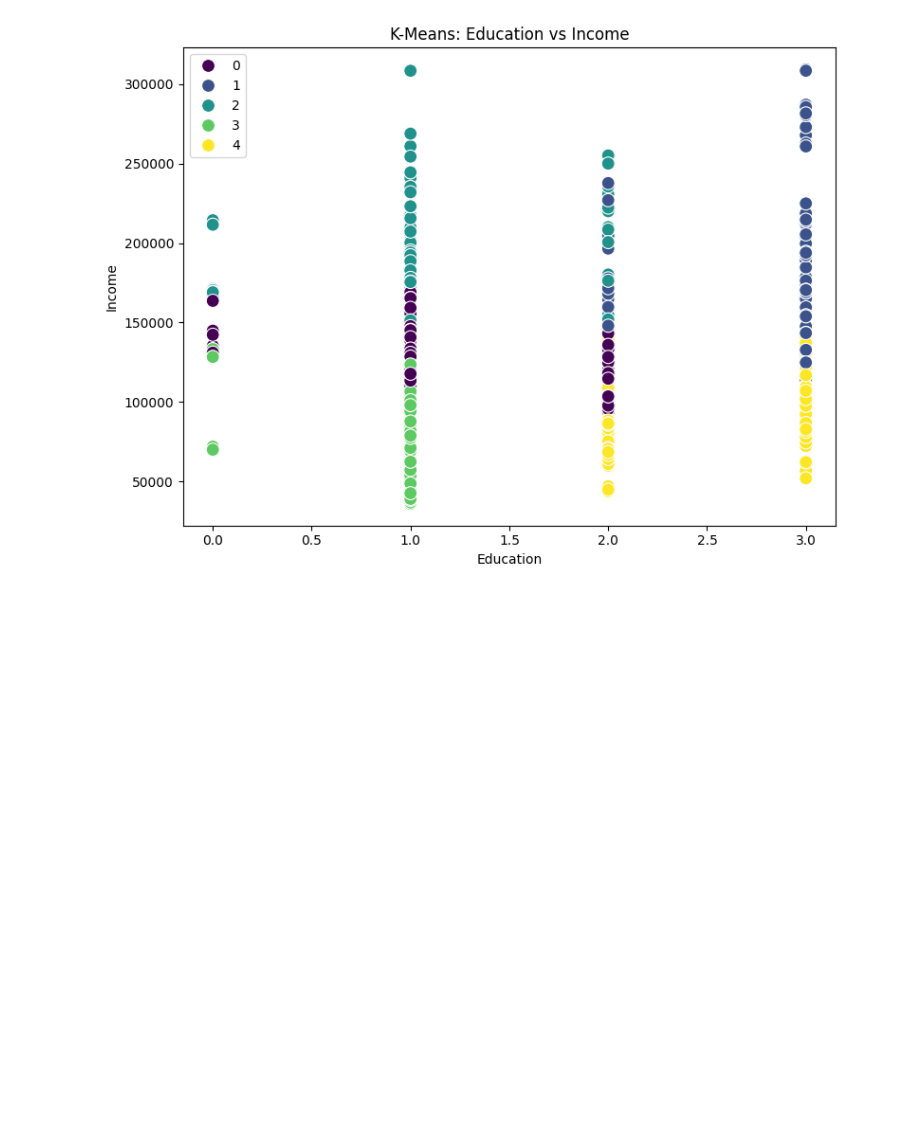
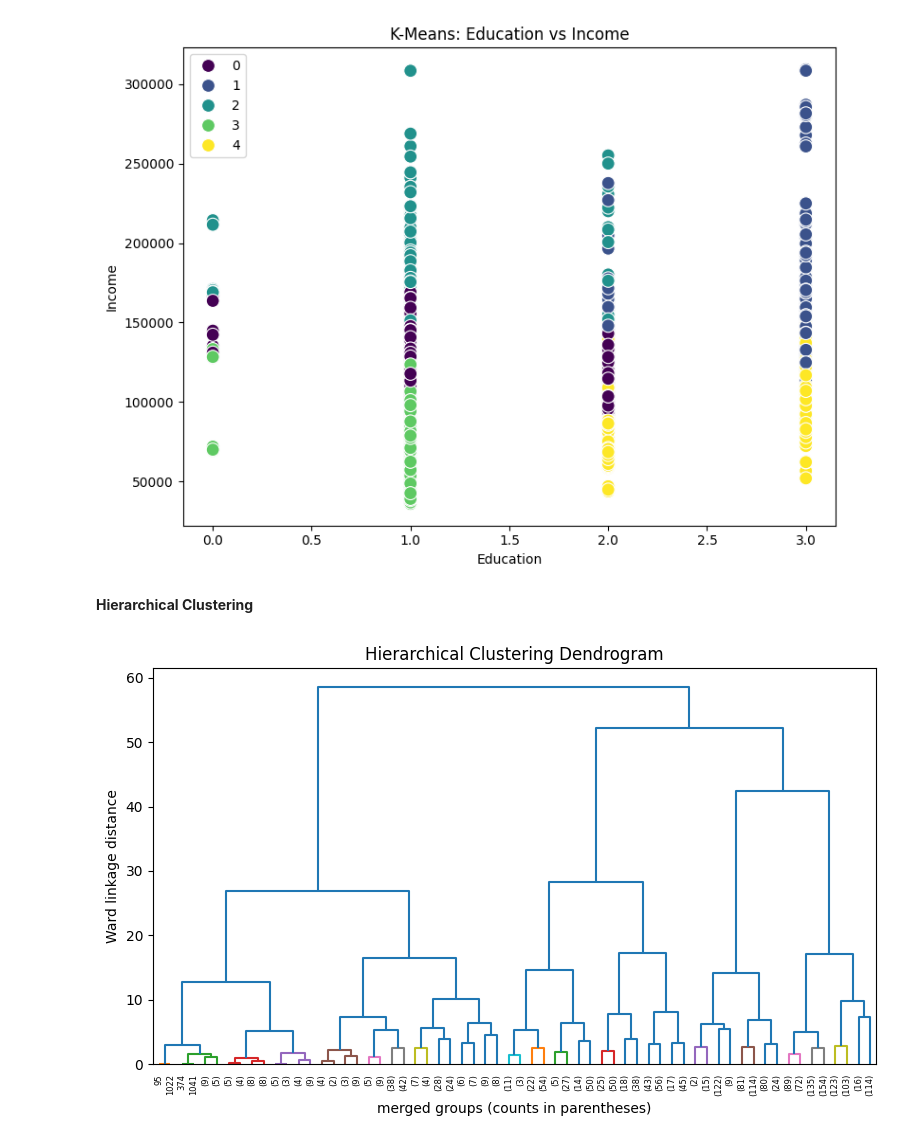
Before and after one commit to mdmohsin212/skill-morph-hw, a Jupyter notebook: Assignment_13.ipynb, the cells around one changed output. Saved outputs shown, nothing was run; the diff lists cells and outputs as text; code cells hidden in the pictures; blank space fills up the shorter version.

Commit message:
Hierarchical Clustering

```diff
--- a/Assignment_13.ipynb
+++ b/Assignment_13.ipynb
@@ -99,3 +99,18 @@ plt.tight_layout()
 plt.show()
 # %% [output]
 [figure]
+# %% [markdown]
+**Hierarchical Clustering**
+# %%
+linked = linkage(X_scaled, method='ward')
+
+plt.figure(figsize=(8, 5))
+dendrogram(linked, truncate_mode='level', p=5, color_threshold=3)
+
+plt.title("Hierarchical Clustering Dendrogram")
+plt.xlabel("merged groups (counts in parentheses)")
+plt.ylabel("Ward linkage distance")
+plt.tight_layout()
+plt.show()
+# %% [output]
+[figure, added]
```
Also changed, not shown: parts of 1 cell of this notebook.
